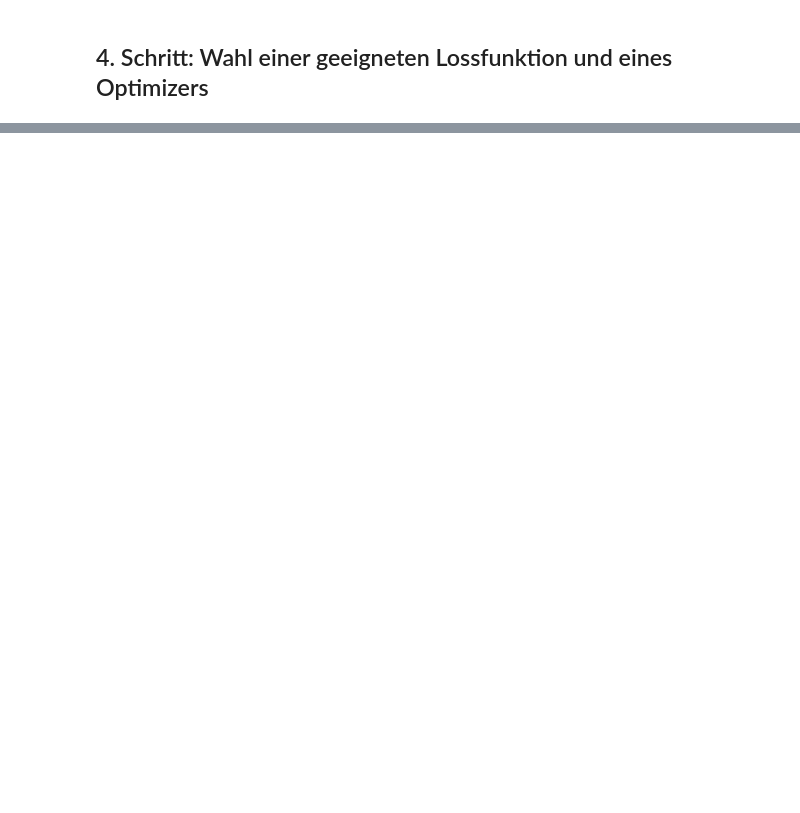
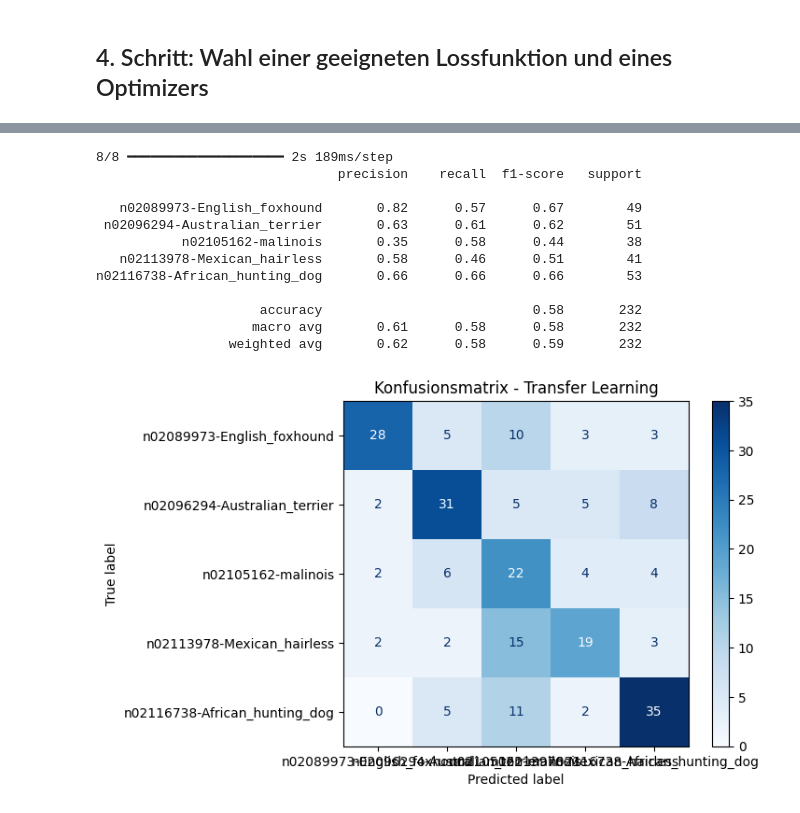
Before and after one commit to GreatKampfstern/ML, a Jupyter notebook: DeepLearning.ipynb, the cells around one changed output, grey strips where cells are left out. Cells and saved outputs as stored; diff of their text form; code cells hidden in the pictures; blank space fills up the shorter version.

```diff
--- a/DeepLearning.ipynb
+++ b/DeepLearning.ipynb
@@ -167,0 +390,41 @@ print(f"Standardabweichung der Validierungsgenauigkeiten: {np.std(scores)}")
+# %%
+from sklearn.metrics import confusion_matrix, ConfusionMatrixDisplay
+import numpy as np
+import matplotlib.pyplot as plt
+
+# Vorhersagen für Testdaten
+y_pred_new = new_model.predict(X_test_new)
+
+# Konvertiere die Vorhersagen zu Klassenindizes
+y_pred_classes_new = np.argmax(y_pred_new, axis=1)
+y_test_int_new = np.argmax(y_test_new, axis=1)
+
+# Konfusionsmatrix
+conf_matrix_new = confusion_matrix(y_test_int_new, y_pred_classes_new)
+disp_new = ConfusionMatrixDisplay(confusion_matrix=conf_matrix_new, display_labels=le_new.classes_)
+disp_new.plot(cmap=plt.cm.Blues)
+plt.title("Konfusionsmatrix - Transfer Learning")
+
+#y_pred_classes_new = to_categorical(y_pred_classes_new)
+
+#y_pred_classes_new = to_categorical(y_pred_classes_new)
+report = classification_report(y_test_int_new, y_pred_classes_new, target_names=le_new.classes_)
+
+print(report)
+
+
+#plt.show()
+# %% [output]
+8/8 ━━━━━━━━━━━━━━━━━━━━ 2s 189ms/step
+                               precision    recall  f1-score   support
+
+   n02089973-English_foxhound       0.82      0.57      0.67        49
+ n02096294-Australian_terrier       0.63      0.61      0.62        51
+           n02105162-malinois       0.35      0.58      0.44        38
+   n02113978-Mexican_hairless       0.58      0.46      0.51        41
+n02116738-African_hunting_dog       0.66      0.66      0.66        53
+
+                     accuracy                           0.58       232
+                    macro avg       0.61      0.58      0.58       232
+                 weighted avg       0.62      0.58      0.59       232
+[figure, added]
```
Also changed, not shown: parts of 21 cells of this notebook, 2 other files.
